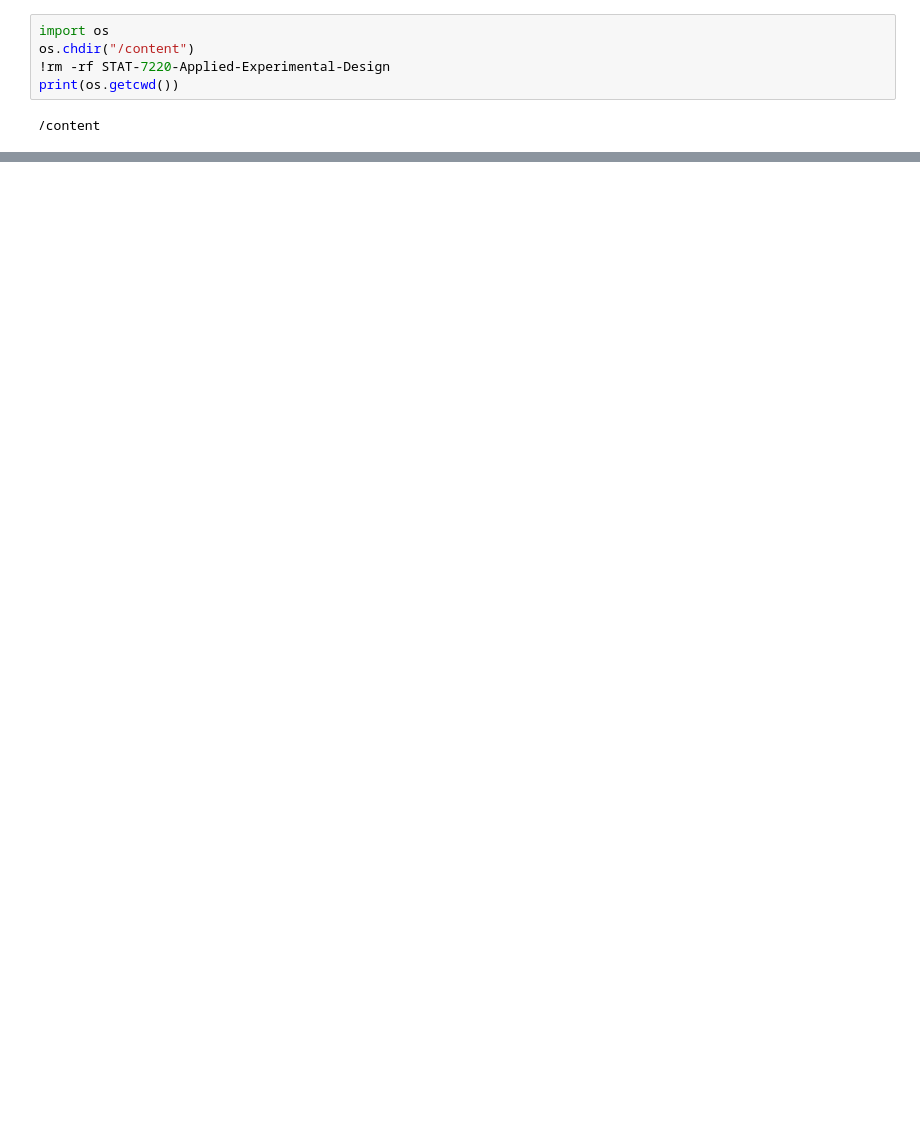
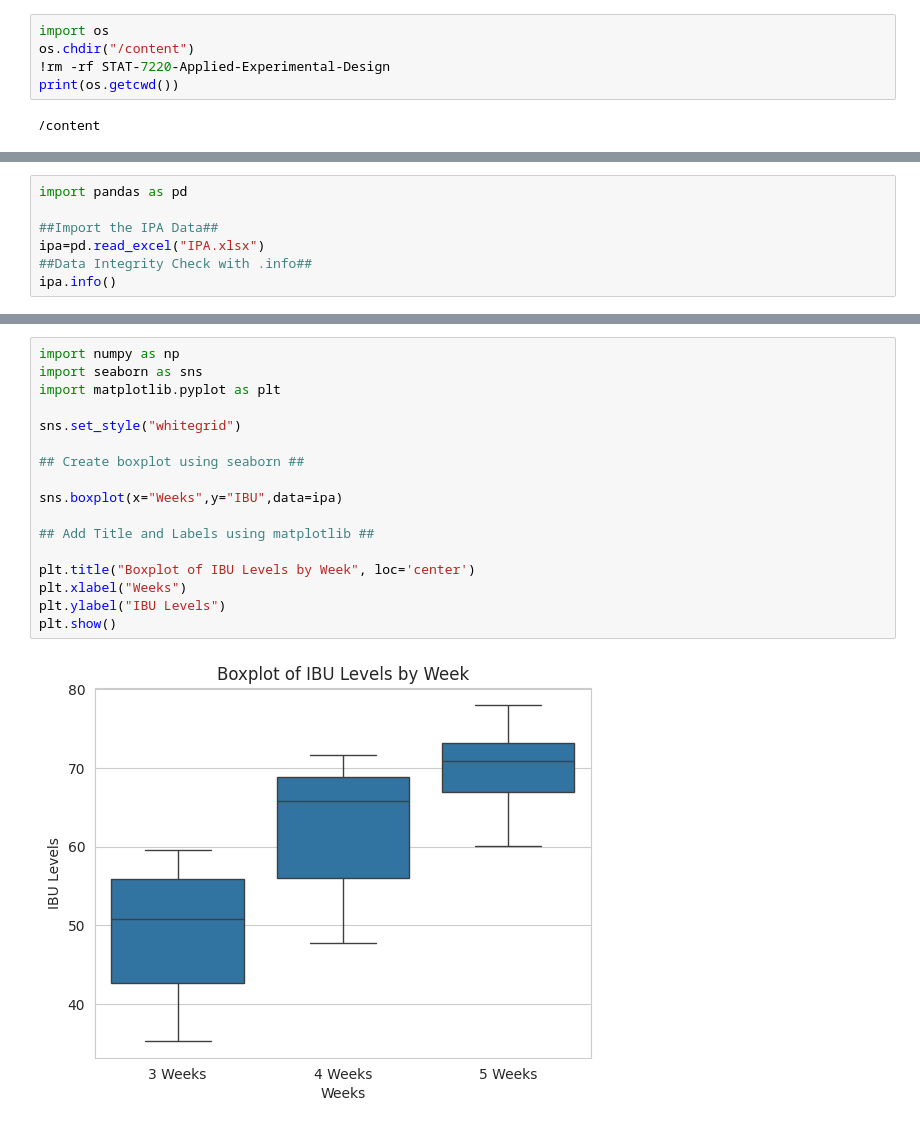
Before and after one commit to AuroraGalvan/STAT-7220-Applied-Experimental-Design, a Jupyter notebook: Assignments/HW1/HW-1.ipynb, the cells around one changed output, grey strips where cells are left out. Saved outputs shown, nothing was run; the diff lists cells and outputs as text; blank space fills up the shorter version.

```diff
--- a/Assignments/HW1/HW-1.ipynb
+++ b/Assignments/HW1/HW-1.ipynb
@@ -94,0 +86,7 @@ drive.mount('/content/drive')
+# %%
+import pandas as pd
+
+##Import the IPA Data##
+ipa=pd.read_excel("IPA.xlsx")
+##Data Integrity Check with .info##
+ipa.info()
@@ -94,0 +103,19 @@ drive.mount('/content/drive')
+# %%
+import numpy as np
+import seaborn as sns
+import matplotlib.pyplot as plt
+
+sns.set_style("whitegrid")
+
+## Create boxplot using seaborn ##
+
+sns.boxplot(x="Weeks",y="IBU",data=ipa)
+
+## Add Title and Labels using matplotlib ##
+
+plt.title("Boxplot of IBU Levels by Week", loc='center')
+plt.xlabel("Weeks")
+plt.ylabel("IBU Levels")
+plt.show()
+# %% [output]
+[figure, added]
```
Also changed, not shown: parts of 7 cells of this notebook.
